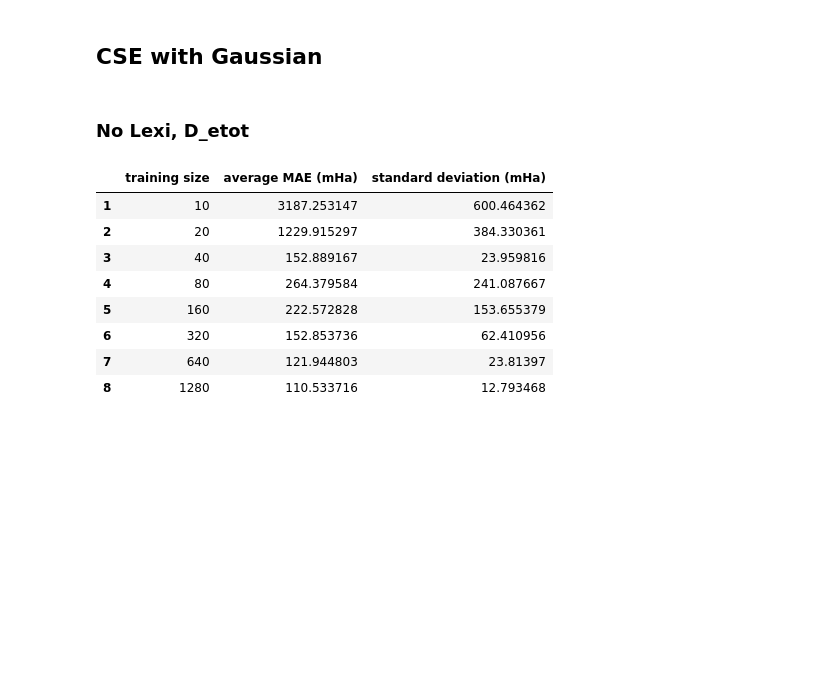
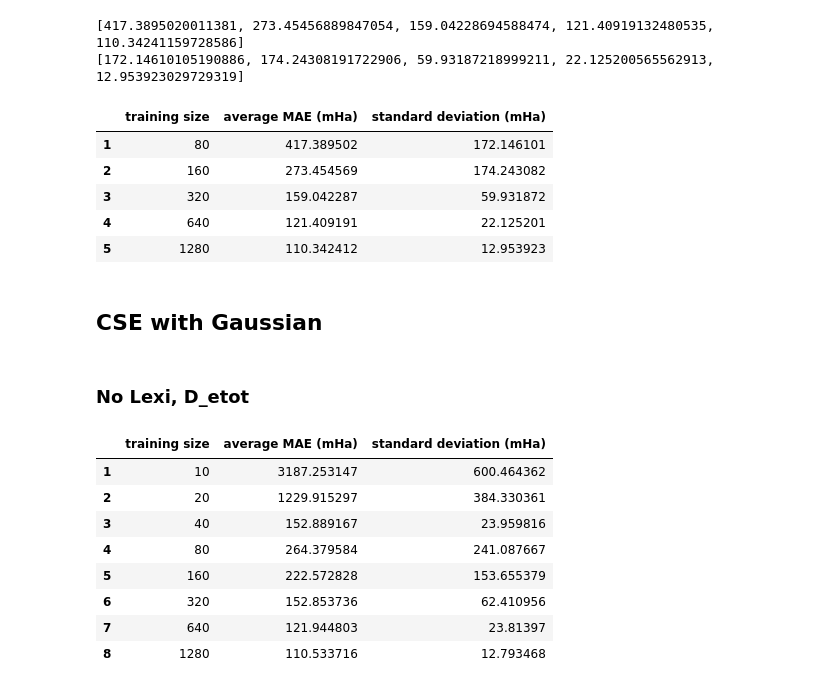
Before and after one commit to GabrielWu2004/Alchemical_Normal_Modes, a Jupyter notebook: [2]_ANM_with_coronene/main_code/performance_evaluation.ipynb, the cells around one changed output. Drawn from its saved outputs; the diff is of its cells as text; code cells hidden in the pictures; blank space fills up the shorter version.

```diff
--- a/[2]_ANM_with_coronene/main_code/performance_evaluation.ipynb
+++ b/[2]_ANM_with_coronene/main_code/performance_evaluation.ipynb
@@ -35,3 +74,42 @@ performance_summary = {}
+# %%
+# Extended Gaussian
+
+X = dataset_dict['IDM_CSE_lexi'].to_numpy()
+y = D_e_tot.to_numpy()
+
+best_params = {'alpha': 6.29039467557036e-11, 'beta': 4.719614533702339e-08, 'epsilon': 2.2954786697552515e-12, 'gamma': 1.0107513857951337e-13}
+model = KernelRidge(kernel='precomputed', alpha=best_params['alpha'])
+
+columns = ['training size', 'average MAE (mHa)', 'standard deviation (mHa)']
+model_performance = pd.DataFrame(columns=columns)
+
+training_size = [80, 160, 320, 640, 1280]
+num_trials = 5
+
+with warnings.catch_warnings():
+    for index, num_training_sample in enumerate(training_size):
+        warnings.filterwarnings("ignore")
+        index = index + 1
+        average_error, std_dev_error = evaluate_performance_custom_kernel_v2(model, X, y, num_training_sample, num_trials, extended_gaussian_kernel_nb, best_params)
+        model_performance.at[index, 'training size'] = num_training_sample
+        model_performance.at[index, 'average MAE (mHa)'] = average_error * 1000
+        model_performance.at[index, 'standard deviation (mHa)'] = std_dev_error * 1000
+
+# model_collection['ANM_CSE_lexi_ex_Gaussian_tot'] = model
+# performance_summary['ANM_CSE_lexi_ex_Gaussian_tot'] = model_performance
+
+print(model_performance['average MAE (mHa)'].to_list())
+print(model_performance['standard deviation (mHa)'].to_list())
+display(model_performance)
+# %% [output]
+[417.3895020011381, 273.45456889847054, 159.04228694588474, 121.40919132480535, 110.34241159728586]
+[172.14610105190886, 174.24308191722906, 59.93187218999211, 22.125200565562913, 12.953923029729319]
+|  | training size | average MAE (mHa) | standard deviation (mHa) |
+| 1 | 80 | 417.389502 | 172.146101 |
+| 2 | 160 | 273.454569 | 174.243082 |
+| 3 | 320 | 159.042287 | 59.931872 |
+| 4 | 640 | 121.409191 | 22.125201 |
+| 5 | 1280 | 110.342412 | 12.953923 |
 # %% [markdown]
 ## CSE with Gaussian ##
 # %% [markdown]
```
Also changed, not shown: parts of 1 cell of this notebook, 7 other files.
